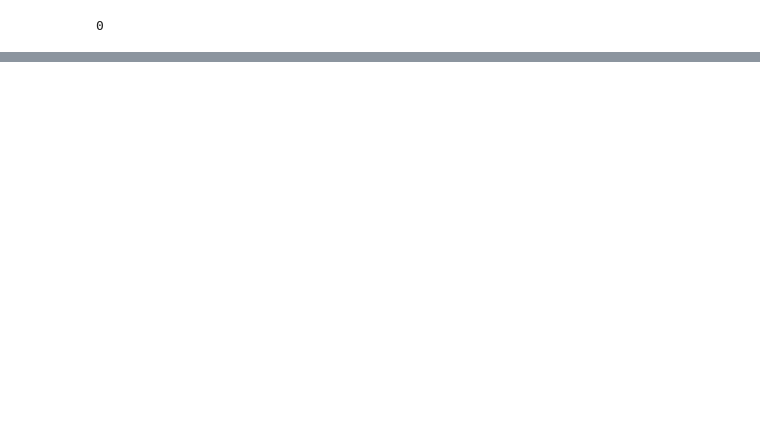
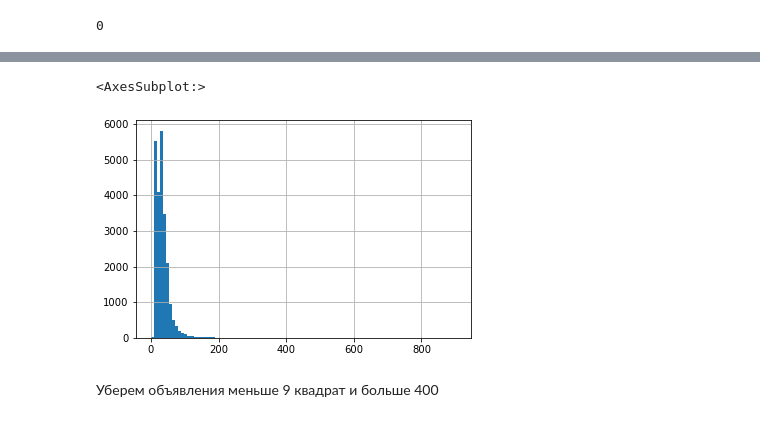
Before and after one commit to DmitrijUsachev/Sprint3, a Jupyter notebook: sprint_3_project.ipynb, the cells around one changed output, grey strips where cells are left out. Drawn from its saved outputs; the diff is of its cells as text; code cells hidden in the pictures; blank space fills up the shorter version.

```diff
--- a/sprint_3_project.ipynb
+++ b/sprint_3_project.ipynb
@@ -283,0 +544,7 @@ SyntaxError: invalid syntax (2883642877.py, line 1)
+# %%
+data['living_area'].hist(bins=100, range=(0, 900))
+# %% [output]
+<AxesSubplot:>
+[figure, added]
+# %% [markdown]
+Уберем объявления меньше 9 квадрат и больше 400
```
Also changed, not shown: parts of 212 cells of this notebook.
